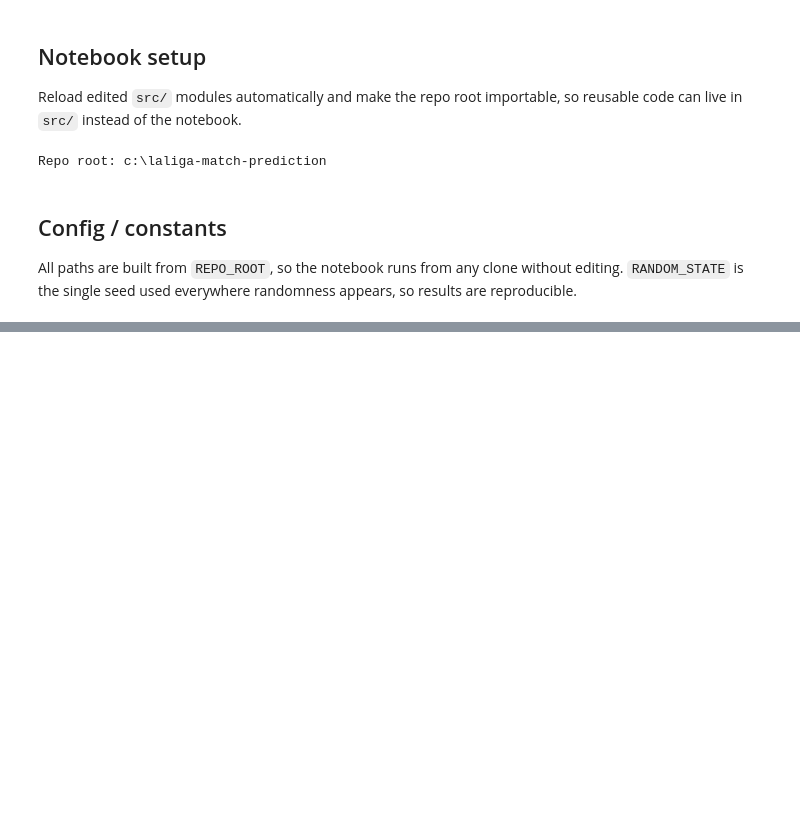
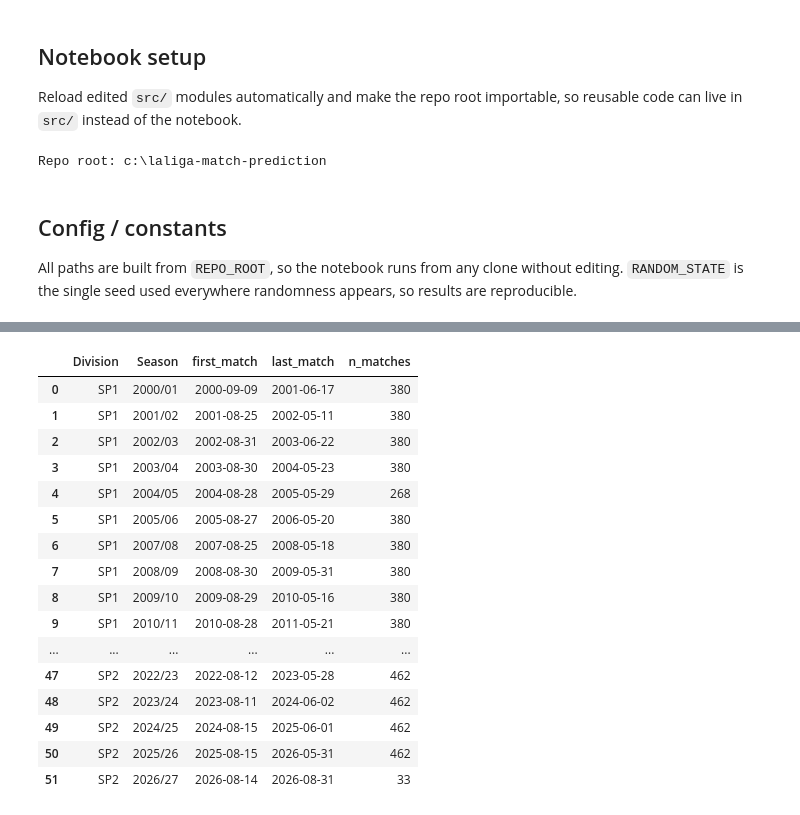
Before and after one commit to idoberk/laliga-match-prediction, a Jupyter notebook: notebooks/laliga_match_prediction.ipynb, the cells around one changed output, grey strips where cells are left out. Cells and saved outputs as stored; diff of their text form; code cells hidden in the pictures; blank space fills up the shorter version.

```diff
--- a/notebooks/laliga_match_prediction.ipynb
+++ b/notebooks/laliga_match_prediction.ipynb
@@ -57,0 +72,11 @@ RANDOM_STATE = 42
+# %%
+# parse_dates turns the date text ("2000-07-28") into real datetimes, so we can
+# sort, filter by date range and derive seasons. MatchTime is read as text
+# explicitly because it is empty in older seasons (see note below)
+matches = pd.read_csv(
+    RAW_DIR / "Matches.csv", parse_dates=["MatchDate"], dtype={"MatchTime": str}
+)
+
+elo = pd.read_csv(RAW_DIR / "EloRatings.csv", parse_dates=["date"])
+
+print(f"matches: {matches.shape}, elo: {elo.shape}")
@@ -57,0 +228,27 @@ RANDOM_STATE = 42
+# %%
+# First / Last match date and match count per division and season.
+# A complete La Liga season has 380 matches (20 teams x 19 opponents x home and away)
+season_ranges = (
+    spanish_matches.groupby(["Division", "Season"])["MatchDate"]
+    .agg(first_match="min", last_match="max", n_matches="count")
+    .reset_index()
+)
+season_ranges
+# %% [output]
+|  | Division | Season | first_match | last_match | n_matches |
+| 0 | SP1 | 2000/01 | 2000-09-09 | 2001-06-17 | 380 |
+| 1 | SP1 | 2001/02 | 2001-08-25 | 2002-05-11 | 380 |
+| 2 | SP1 | 2002/03 | 2002-08-31 | 2003-06-22 | 380 |
+| 3 | SP1 | 2003/04 | 2003-08-30 | 2004-05-23 | 380 |
+| 4 | SP1 | 2004/05 | 2004-08-28 | 2005-05-29 | 268 |
+| 5 | SP1 | 2005/06 | 2005-08-27 | 2006-05-20 | 380 |
+| 6 | SP1 | 2007/08 | 2007-08-25 | 2008-05-18 | 380 |
+| 7 | SP1 | 2008/09 | 2008-08-30 | 2009-05-31 | 380 |
+| 8 | SP1 | 2009/10 | 2009-08-29 | 2010-05-16 | 380 |
+| 9 | SP1 | 2010/11 | 2010-08-28 | 2011-05-21 | 380 |
+| ... | ... | ... | ... | ... | ... |
+| 47 | SP2 | 2022/23 | 2022-08-12 | 2023-05-28 | 462 |
+| 48 | SP2 | 2023/24 | 2023-08-11 | 2024-06-02 | 462 |
+| 49 | SP2 | 2024/25 | 2024-08-15 | 2025-06-01 | 462 |
+| 50 | SP2 | 2025/26 | 2025-08-15 | 2026-05-31 | 462 |
+| 51 | SP2 | 2026/27 | 2026-08-14 | 2026-08-31 | 33 |
```
Also changed, not shown: parts of 24 cells of this notebook, 1 other file.
